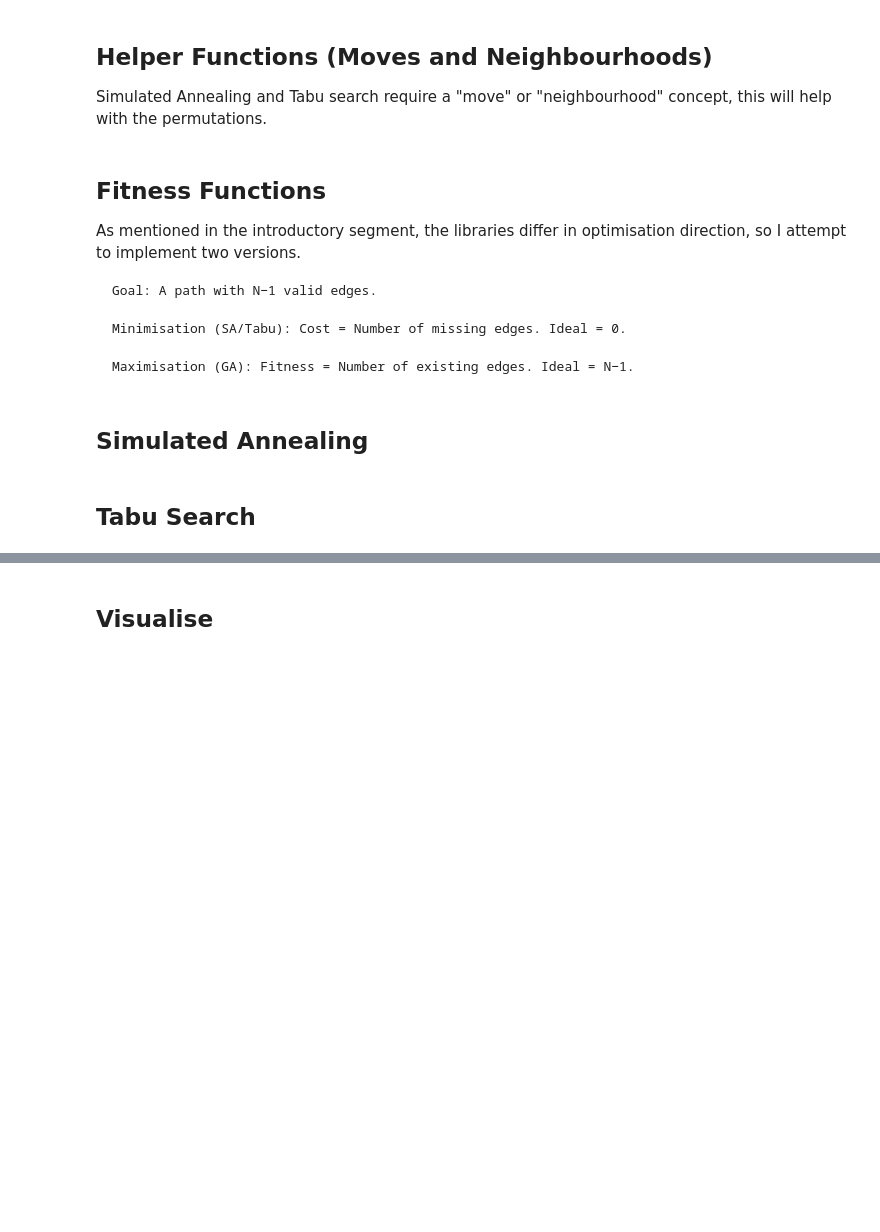
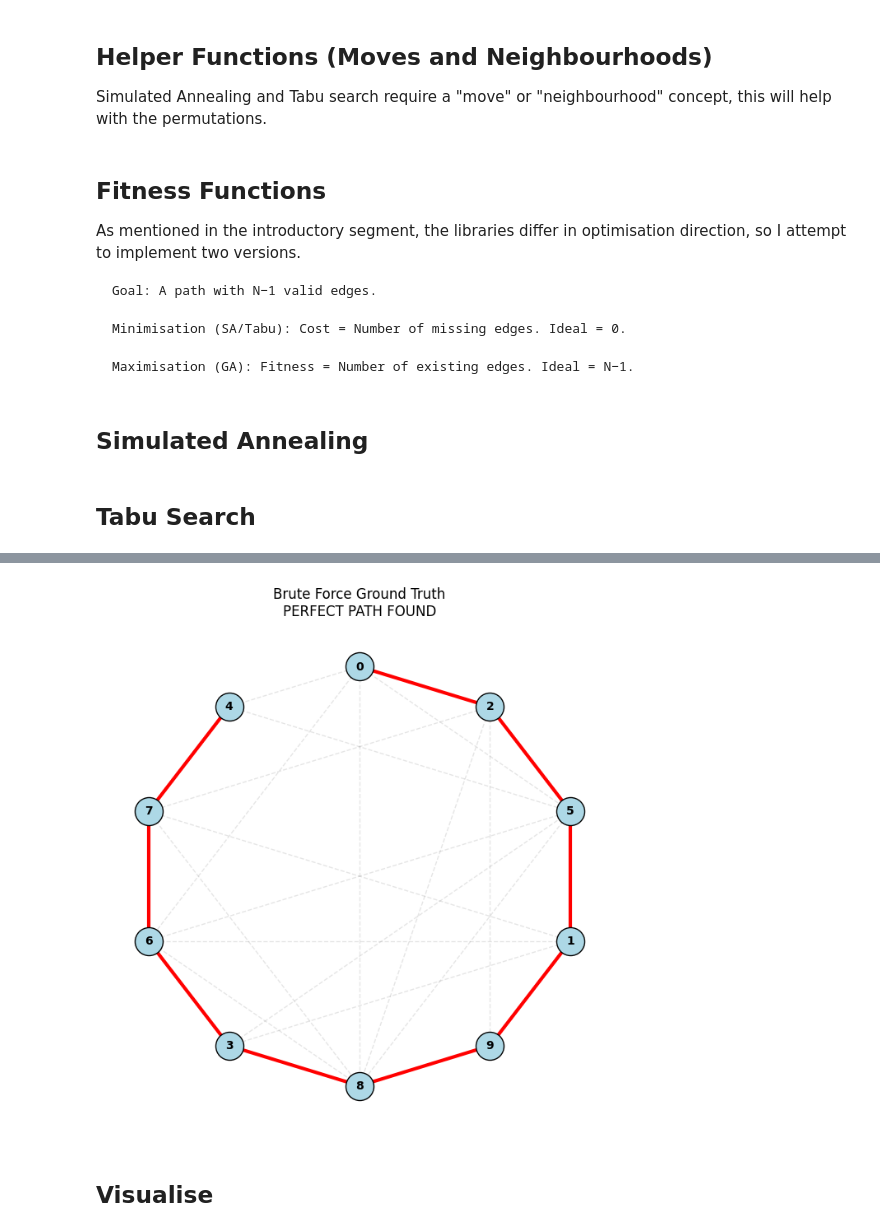
Before and after one commit to cmitsakopoulos/Delaplace_coursework, a Jupyter notebook: christos_mitsakopoulos.ipynb, the cells around one changed output, grey strips where cells are left out. Drawn from its saved outputs; the diff is of its cells as text; code cells hidden in the pictures; blank space fills up the shorter version.

```diff
--- a/christos_mitsakopoulos.ipynb
+++ b/christos_mitsakopoulos.ipynb
@@ -314,0 +319,83 @@ def run_genetic_algorithm(pop_size=200, generations=1000, cross_rate=0.8, mut_ra
+# %%
+# --- BRUTE FORCE VALIDATION (Small Scale) ---
+SMALL_N = 10
+G_small = nx.erdos_renyi_graph(n=SMALL_N, p=0.6, seed=999)
+small_nodes = list(G_small.nodes)
+
+def brute_force_solver(graph, nodes):
+    """
+    Generates all permutations to find the Hamiltonian path.
+    Returns: (best_path, broken_edges)
+    """
+    # N=10 is 3.6 million permutations.
+    print(f"Brute Force: Checking all permutations for N={len(nodes)}...")
+
+    best_path = None
+    min_broken = float('inf')
+
+    # Iterate through ALL possible permutations
+    for path in itertools.permutations(nodes):
+        broken = 0
+        # Calculate broken edges
+        for i in range(len(path) - 1):
+            if not graph.has_edge(path[i], path[i+1]):
+                broken += 1
+                # Pruning: stop if this path is already worse than our best
+                if broken >= min_broken:
+                    break
+
+        if broken < min_broken:
+            min_broken = broken
+            best_path = path
+            if min_broken == 0:
+                break # Perfect solution found
+
+    return best_path, min_broken
+
+# 1. Run Solver
+print(f"--- VALIDATION TEST (N={SMALL_N}) ---")
+bf_path, bf_score = brute_force_solver(G_small, small_nodes)
+print(f"Brute Force Result: {bf_score} broken edges.")
+
+# 2. Visualise Result
+if bf_path:
+    plt.figure(figsize=(8, 8))
+
+    # Custom Layout: Order nodes in a circle based on the FOUND path
+    pos_bf = {}
+    N = len(bf_path)
+    for i, node in enumerate(bf_path):
+        angle = -2 * math.pi * i / N + math.pi/2 # Clockwise, starting top
+        pos_bf[node] = (math.cos(angle), math.sin(angle))
+
+    # Draw Background Edges (Grey dashed)
+    path_edges_set = set()
+    for i in range(len(bf_path)-1):
+        path_edges_set.add(tuple(sorted((bf_path[i], bf_path[i+1]))))
+
+    non_path_edges = [
+        (u, v) for u, v in G_small.edges()
+        if tuple(sorted((u, v))) not in path_edges_set
+    ]
+
+    nx.draw_networkx_edges(G_small, pos_bf, edgelist=non_path_edges,
+                          alpha=0.2, edge_color='grey', style='dashed')
+
+    # Draw Nodes
+    nx.draw_networkx_nodes(G_small, pos_bf, node_size=600,
+                          node_color='lightblue', edgecolors='black')
+
+    # Draw Solution Path (Red)
+    path_edges = [(bf_path[i], bf_path[i+1]) for i in range(len(bf_path)-1)]
+    nx.draw_networkx_edges(G_small, pos_bf, edgelist=path_edges,
+                          edge_color='red', width=3)
+
+    # Labels
+    nx.draw_networkx_labels(G_small, pos_bf, font_size=10, font_weight='bold')
+
+    title = "Brute Force Ground Truth\n"
+    title += "PERFECT PATH FOUND" if bf_score == 0 else f"NO HAMILTONIAN PATH (Best has {bf_score} gaps)"
+    plt.title(title)
+    plt.axis('off')
+    plt.show()
+# %% [output]
@@ -315,3 +405,4 @@ def run_genetic_algorithm(pop_size=200, generations=1000, cross_rate=0.8, mut_ra
+[figure, added]
 # %% [markdown]
 ## Visualise
 # %%
```
Also changed, not shown: parts of 6 cells of this notebook, 6 other files.
